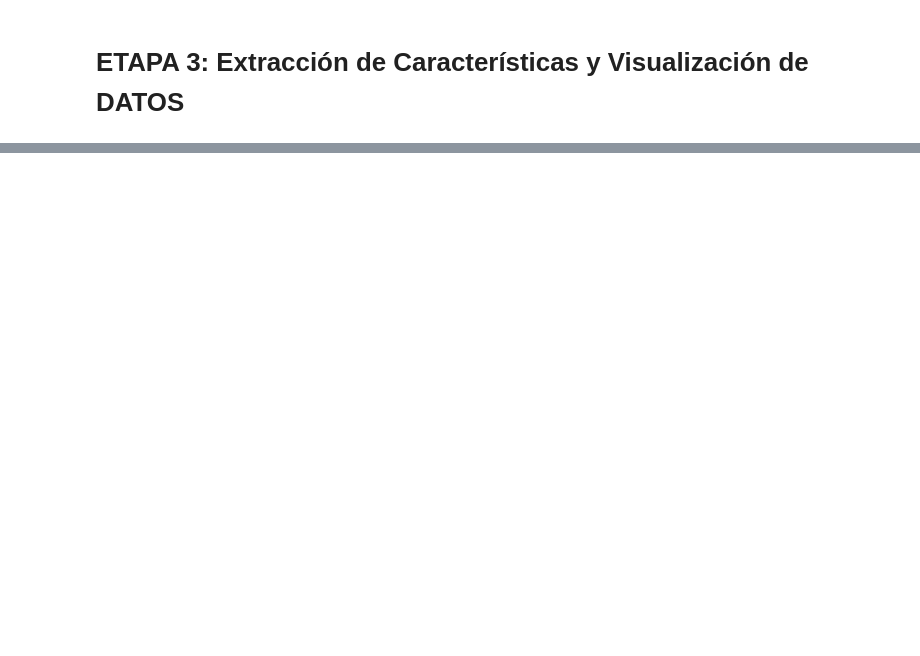
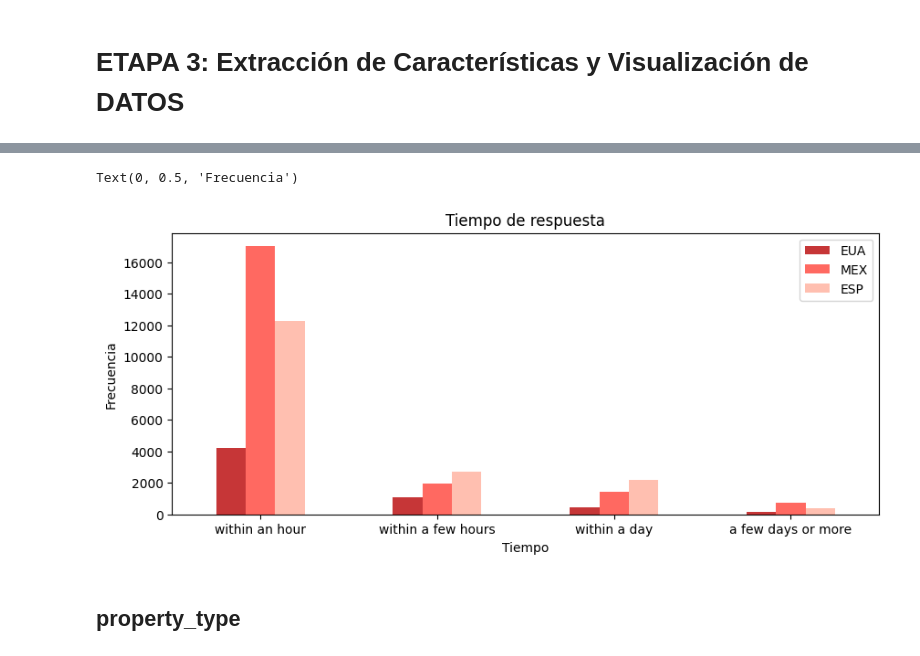
Before and after one commit to saraibare/5.-Evaluacion, a Jupyter notebook: Act_5_Evaluación.ipynb, the cells around one changed output, grey strips where cells are left out. Drawn from its saved outputs; the diff is of its cells as text; code cells hidden in the pictures; blank space fills up the shorter version.

```diff
--- a/Act_5_Evaluación.ipynb
+++ b/Act_5_Evaluación.ipynb
@@ -1142,0 +1095,21 @@ files.download('españafiltroj.csv')
+# %%
+#!pip install funpymodeling
+from funpymodeling.exploratory import freq_tbl
+
+tableAeua= freq_tbl(eua['host_response_time'])
+tableAeua = tableAeua.drop(['cumulative_perc','percentage'], axis=1)
+tableAeua = tableAeua.rename(columns = {'frequency':'EUA'})
+
+tableAmexico= freq_tbl(mexico['host_response_time'])
+tableAmexico = tableAmexico.drop(['cumulative_perc','percentage'], axis=1)
+tableAmexico = tableAmexico.rename(columns = {'frequency':'MEX',})
+
+tableAespaña= freq_tbl(españa['host_response_time'])
+tableAespaña = tableAespaña.drop(['cumulative_perc','percentage'], axis=1)
+tableAespaña = tableAespaña.rename(columns = {'frequency':'ESP'})
+# %%
+tableA = pd.merge(tableAeua, tableAmexico, on= 'host_response_time')
+tableA = pd.merge(tableA, tableAespaña, on= 'host_response_time')
+tableA = tableA.set_index('host_response_time')
+tableA = tableA.drop(['Sin datos'], axis = 0)
+tableA
@@ -1142,0 +1123,11 @@ files.download('españafiltroj.csv')
+# %%
+tableA.plot(kind = 'bar', color =  ['#c63637','#ff6961','#ffbfb0'], width=0.5, figsize=(10,4))
+plt.xticks(rotation=0)
+plt.title('Tiempo de respuesta')
+plt.xlabel('Tiempo')
+plt.ylabel('Frecuencia')
+# %% [output]
+Text(0, 0.5, 'Frecuencia')
+[figure, added]
+# %% [markdown]
+## **property_type**
```
Also changed, not shown: parts of 28 cells of this notebook.
